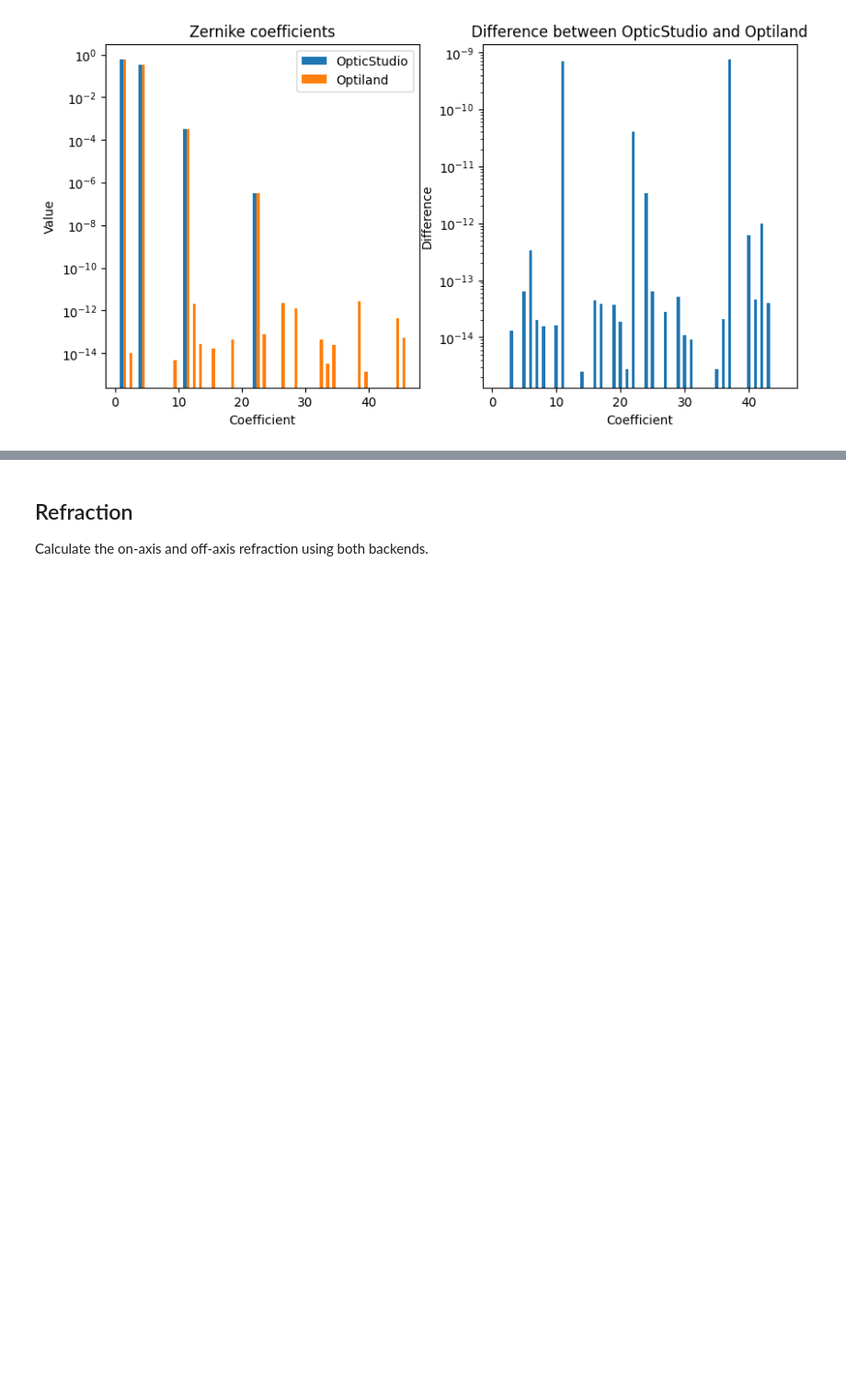
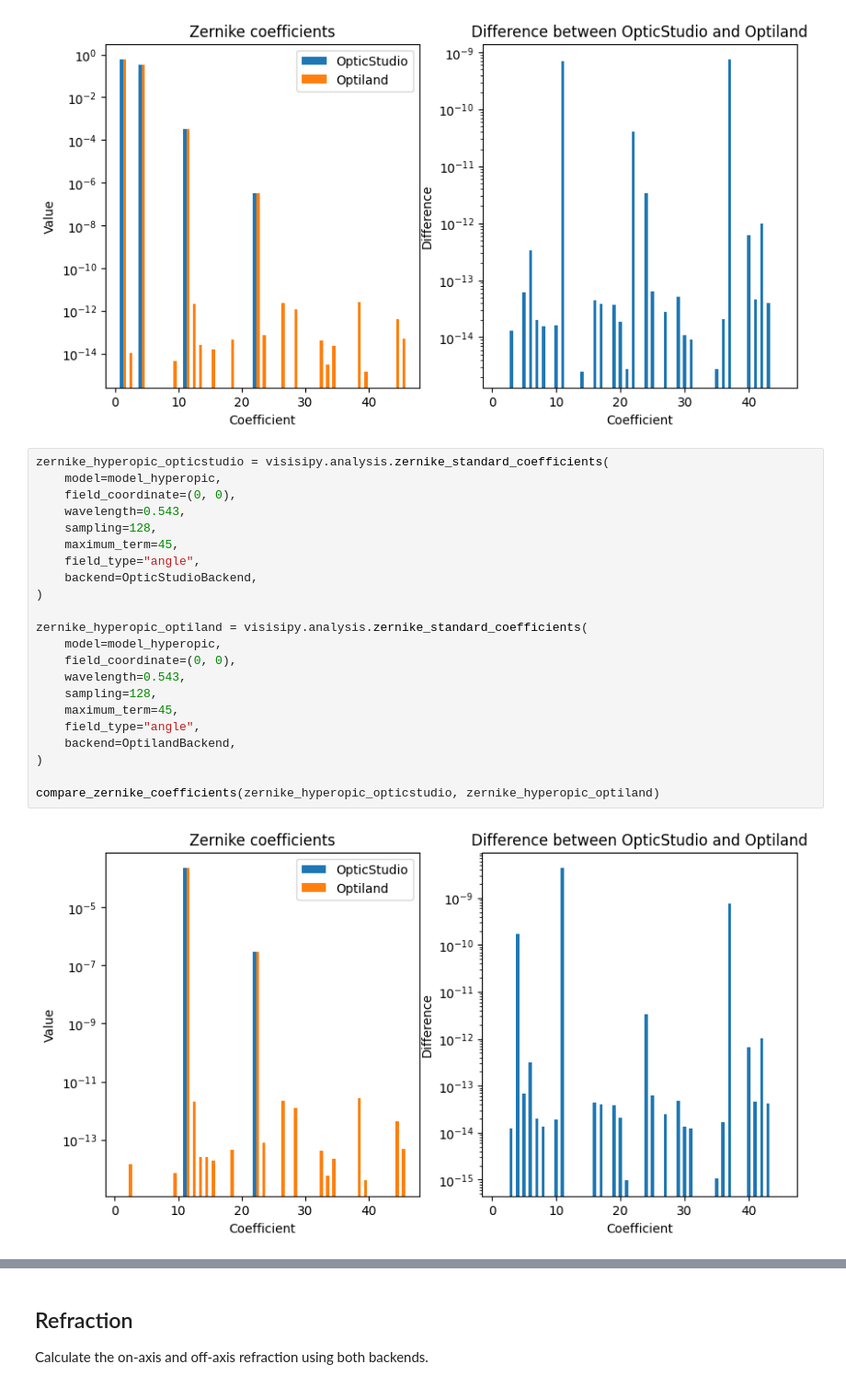
Before and after one commit to MREYE-LUMC/visisipy, a Jupyter notebook: docs/examples/Backend comparison/backend_comparison.ipynb, the cells around one changed output, grey strips where cells are left out. Shown at 92% size. Cells and saved outputs as stored; diff of their text form; blank space fills up the shorter version.

```diff
--- a/docs/examples/Backend comparison/backend_comparison.ipynb
+++ b/docs/examples/Backend comparison/backend_comparison.ipynb
@@ -280,3 +283,27 @@ zernike_myopic_optiland = visisipy.analysis.zernike_standard_coefficients(
 compare_zernike_coefficients(zernike_myopic_opticstudio, zernike_myopic_optiland)
 # %% [output]
 [figure]
+# %%
+zernike_hyperopic_opticstudio = visisipy.analysis.zernike_standard_coefficients(
+    model=model_hyperopic,
+    field_coordinate=(0, 0),
+    wavelength=0.543,
+    sampling=128,
+    maximum_term=45,
+    field_type="angle",
+    backend=OpticStudioBackend,
+)
+
+zernike_hyperopic_optiland = visisipy.analysis.zernike_standard_coefficients(
+    model=model_hyperopic,
+    field_coordinate=(0, 0),
+    wavelength=0.543,
+    sampling=128,
+    maximum_term=45,
+    field_type="angle",
+    backend=OptilandBackend,
+)
+
+compare_zernike_coefficients(zernike_hyperopic_opticstudio, zernike_hyperopic_optiland)
+# %% [output]
+[figure, added]
```
Also changed, not shown: parts of 8 cells of this notebook, 2 other files.
